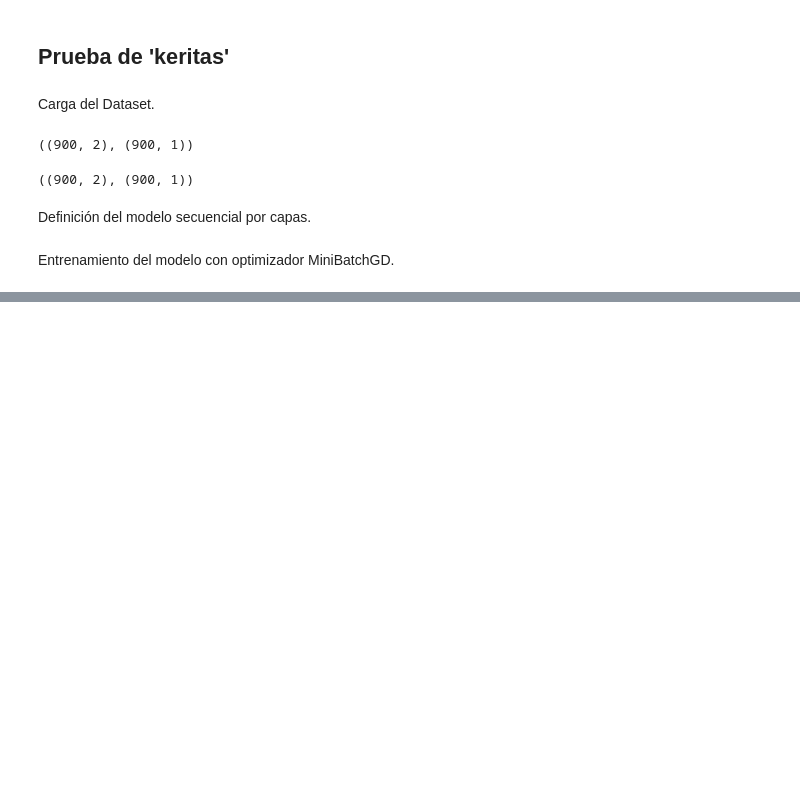
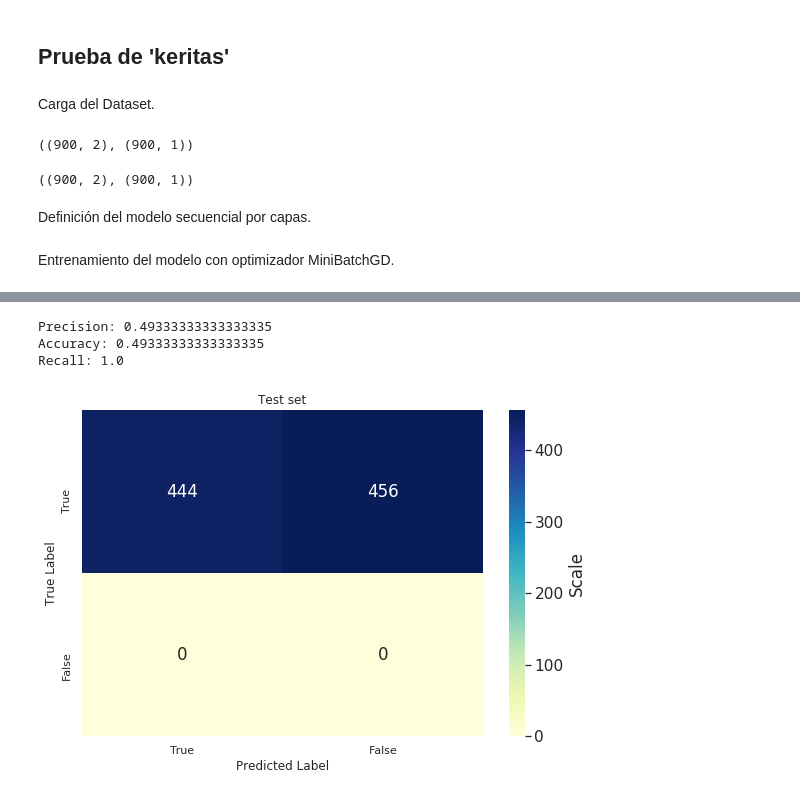
Before and after one commit to nhorro/ceai2020, a Jupyter notebook: deep_learning/clase_2/clase02-keritas.ipynb, the cells around one changed output, grey strips where cells are left out. Saved outputs shown, nothing was run; the diff lists cells and outputs as text; code cells hidden in the pictures; blank space fills up the shorter version.

```diff
--- a/deep_learning/clase_2/clase02-keritas.ipynb
+++ b/deep_learning/clase_2/clase02-keritas.ipynb
@@ -275,0 +288,14 @@ MSE en Train Set: 0.25018990612889347
+# %%
+predicted = seqmodel.predict(X_test)
+predicted[predicted<=0.5] = False
+predicted[predicted>0.5] = True
+actual = y_test
+plot_confusion_matrix(predicted, actual, "Test set")
+print("Precision:", metrics[0](actual,predicted))
+print("Accuracy:", metrics[1](actual,predicted))
+print("Recall:", metrics[2](actual,predicted))
+# %% [output]
+Precision: 0.49333333333333335
+Accuracy: 0.49333333333333335
+Recall: 1.0
+[figure, added]
```
Also changed, not shown: parts of 7 cells of this notebook, 3 other files.
